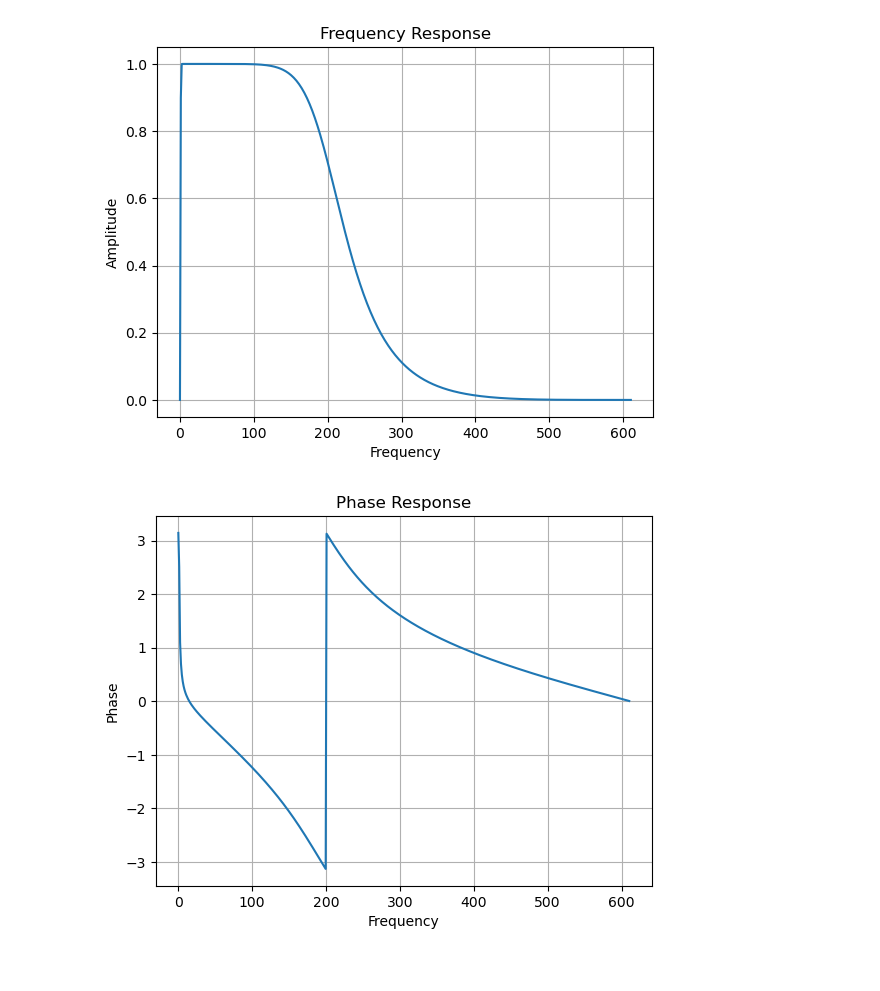
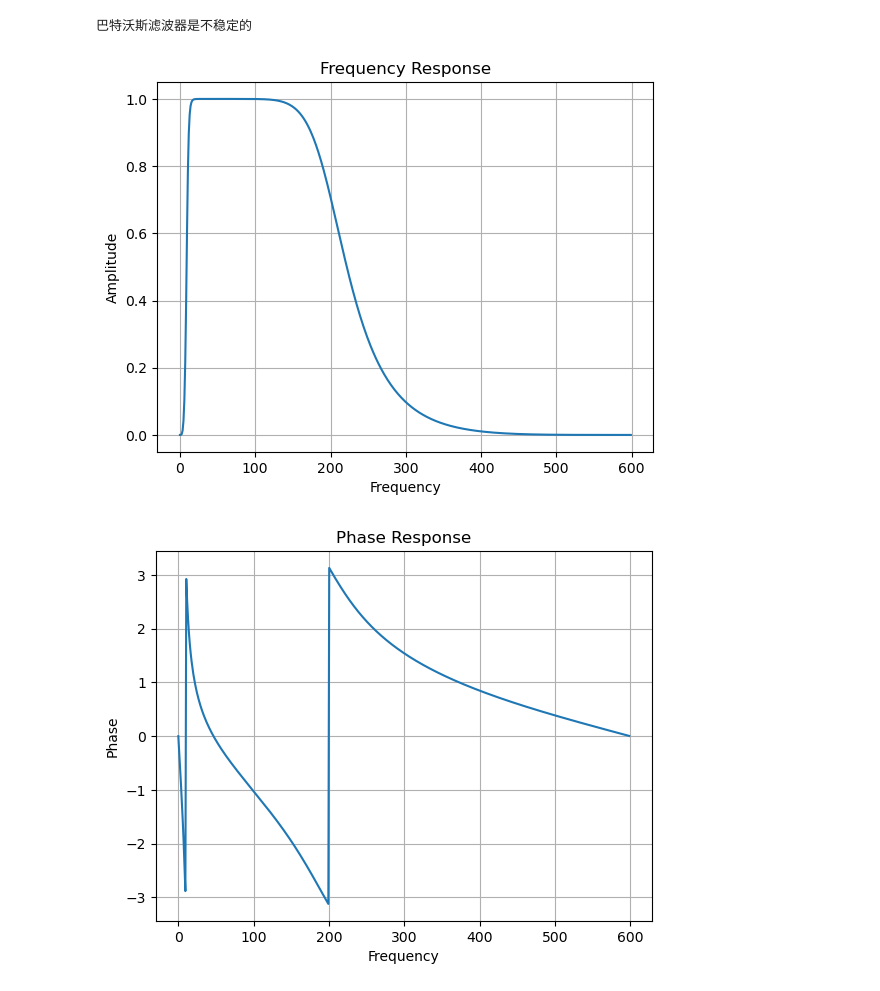
Before and after one commit to WynminMark/FMG-sEMG-processing, a Jupyter notebook: sEMG.ipynb, the cells around one changed output. Saved outputs shown, nothing was run; the diff lists cells and outputs as text; code cells hidden in the pictures.

```diff
--- a/sEMG.ipynb
+++ b/sEMG.ipynb
@@ -93,35 +78,57 @@ import numpy as np
 import matplotlib.pyplot as plt
 from scipy import signal
 
 # 设计滤波器
-passband_freq = [1, 200]  # 带通频率范围
-sampling_freq = 1223  # 采样频率
+passband_freq = [10, 200]  # 带通频率范围
+sampling_freq = 1200  # 采样频率
 filter_order = 4  # 滤波器阶数
 
 nyquist_freq = 0.5 * sampling_freq
 normalized_passband_freq = [freq / nyquist_freq for freq in passband_freq]
-b, a = signal.butter(filter_order, normalized_passband_freq, btype='band')
+b, a = signal.butter(filter_order, normalized_passband_freq, btype='bandpass')
 
 # 计算频率响应
 w, h = signal.freqz(b, a)
+
+z, p, k = signal.tf2zpk(b, a)
+# 判断极点的实部是否都小于零
+if np.all(np.real(p) < 0):
+    print("巴特沃斯滤波器是稳定的")
+else:
+    print("巴特沃斯滤波器是不稳定的")
 
 # 绘制振幅响应曲线
 plt.figure()
 plt.plot(w * sampling_freq / (2 * np.pi), np.abs(h))
 plt.xlabel('Frequency')
 plt.ylabel('Amplitude')
 plt.title('Frequency Response')
 plt.grid(True)
 
 # 绘制相位响应曲线
 plt.figure()
 plt.plot(w * sampling_freq / (2 * np.pi), np.angle(h))
 plt.xlabel('Frequency')
 plt.ylabel('Phase')
 plt.title('Phase Response')
 plt.grid(True)
 
 plt.show()
+
+# 绘制极点的位置和单位圆
+plt.scatter(np.real(p), np.imag(p), marker='x', color='r', label='Poles')  # 绘制极点
+theta = np.linspace(0, 2*np.pi, 100)
+plt.plot(np.cos(theta), np.sin(theta), linestyle='--', color='b', label='Unit Circle')  # 绘制单位圆
+plt.axvline(x=0, color='k', linestyle='--')  # 实轴
+plt.axhline(y=0, color='k', linestyle='--')  # 虚轴
+plt.xlabel('Real')
+plt.ylabel('Imaginary')
+plt.title('Pole-Zero Plot with Unit Circle')
+plt.axis('equal')  # 设置坐标轴比例相等
+plt.legend()
+plt.grid(True)
+plt.show()
 # %% [output]
+巴特沃斯滤波器是不稳定的
-[figure, old version]
+[figure, new version]
-[figure, old version]
+[figure, new version]
```
Also changed, not shown: parts of 18 cells of this notebook, 6 other files.
